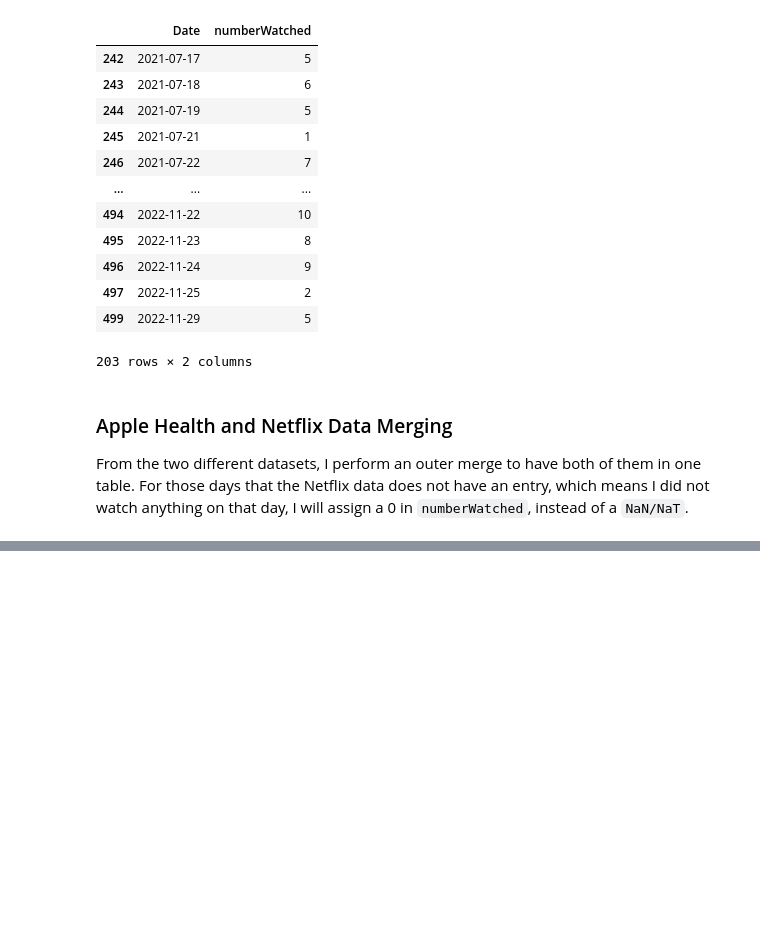
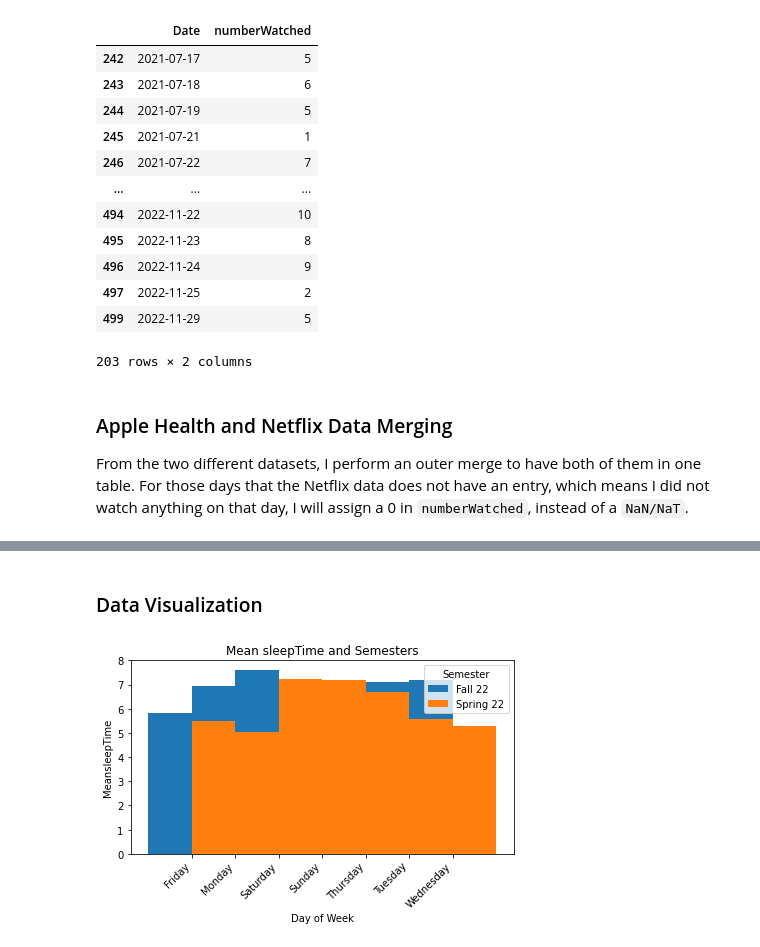
Before and after one commit to tonixsmm/FinalProject, a Jupyter notebook: ProjectNotebook.ipynb, the cells around one changed output, grey strips where cells are left out. Drawn from its saved outputs; the diff is of its cells as text; code cells hidden in the pictures; blank space fills up the shorter version.

Commit message:
done data visualization

```diff
--- a/ProjectNotebook.ipynb
+++ b/ProjectNotebook.ipynb
@@ -258,0 +266,4 @@ KeyError: 'creationDate'
+# %%
+fall_22, spring_22 = utils.sem_split(df)
+print(fall_22)
+print(spring_22)
@@ -258,0 +327,6 @@ KeyError: 'creationDate'
+# %% [markdown]
+### Data Visualization
+# %%
+utils.data_visualization(fall_22, spring_22, "sleepTime")
+# %% [output]
+[figure, added]
```
Also changed, not shown: parts of 11 cells of this notebook, 1 other file.
